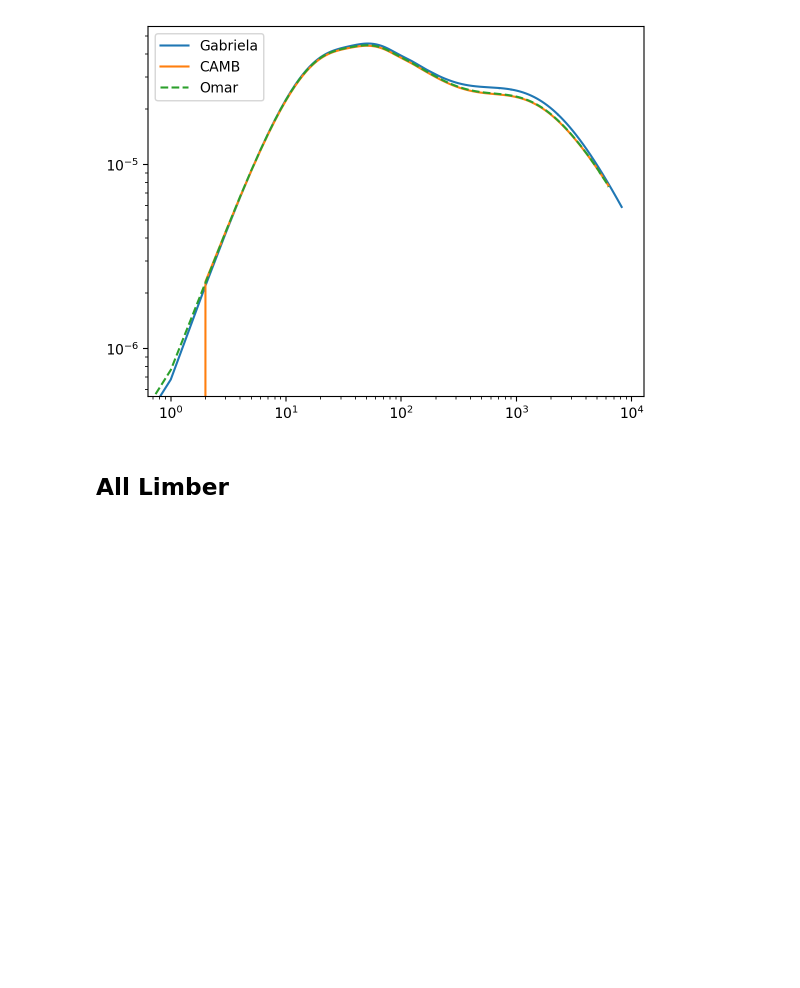
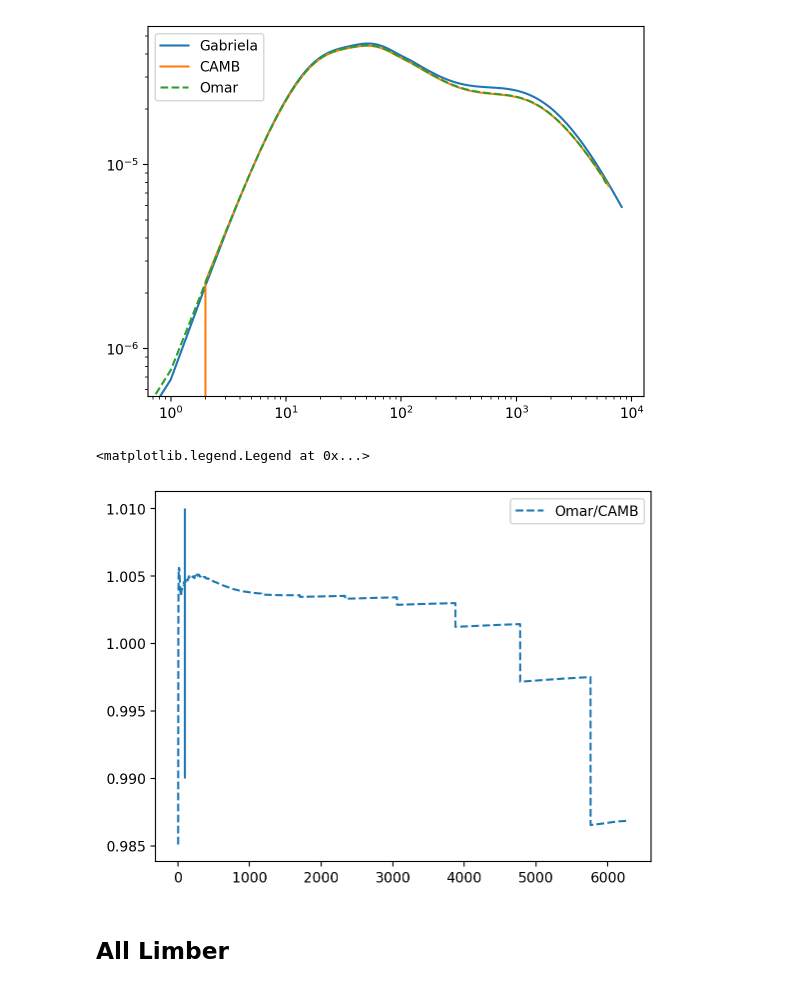
Before and after one commit to Saladino93/angularcls, a Jupyter notebook: examples/desY3/spectrafordesY3.ipynb, the cells around one changed output. Saved outputs shown, nothing was run; the diff lists cells and outputs as text; code cells hidden in the pictures; blank space fills up the shorter version.

```diff
--- a/examples/desY3/spectrafordesY3.ipynb
+++ b/examples/desY3/spectrafordesY3.ipynb
@@ -145,6 +148,13 @@ plt.legend()
 # %% [output]
 <matplotlib.legend.Legend at 0x...>
 [figure]
+# %%
+plt.plot(Result.ls, Result.get('g1', 'k')/cl, label = 'Omar/CAMB', ls = '--')
+plt.vlines(100, 0.99, 1.01)
+plt.legend()
+# %% [output]
+<matplotlib.legend.Legend at 0x...>
+[figure, added]
 # %% [markdown]
 ## All Limber
 # %%
```
Also changed, not shown: parts of 26 cells of this notebook, 1 other file.
